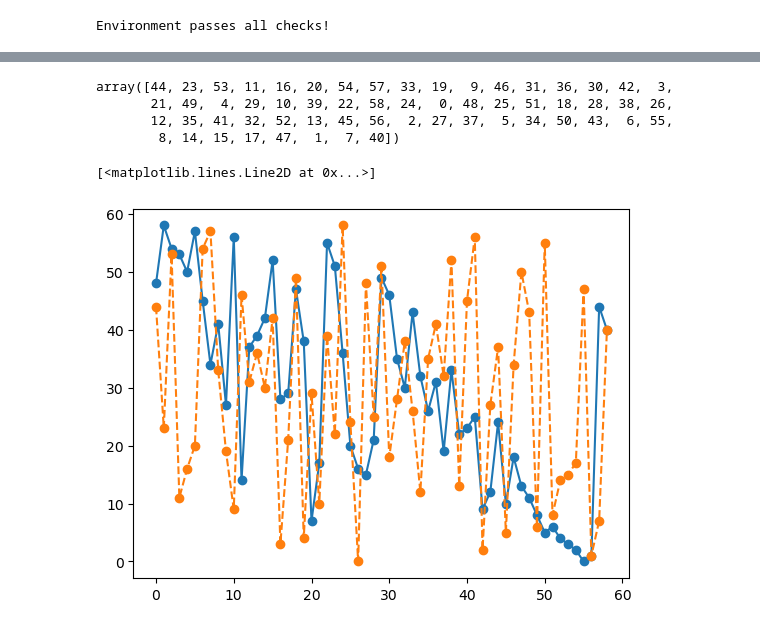
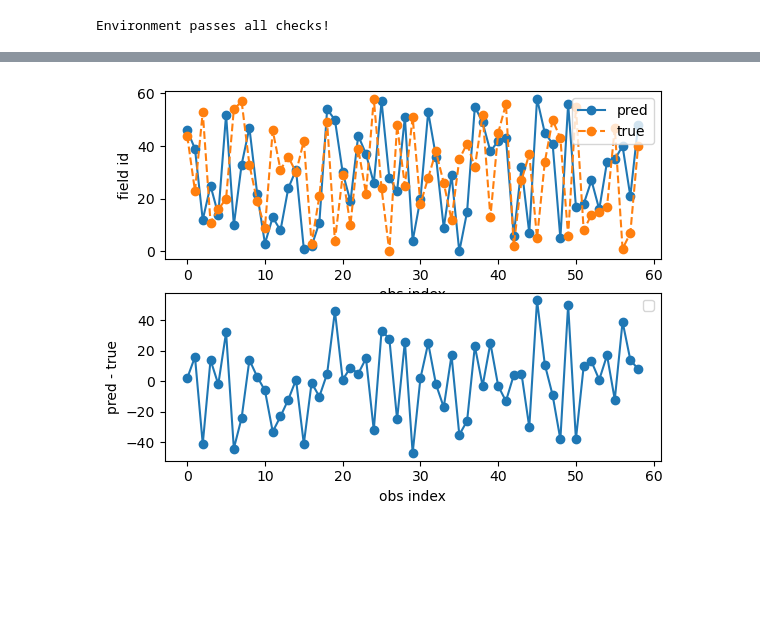
Before and after one commit to rachelhur/survey-ops, a Jupyter notebook: notebooks/draft.ipynb, the cells around one changed output, grey strips where cells are left out. Drawn from its saved outputs; the diff is of its cells as text; code cells hidden in the pictures; blank space fills up the shorter version.

```diff
--- a/notebooks/draft.ipynb
+++ b/notebooks/draft.ipynb
@@ -77,2 +90,2 @@ Name: field_id, dtype: int64
 # %%
-dataset = TelescopeDatasetv0(schedule.iloc[:5], id2pos)
+dataset = TelescopeDatasetv0(schedule, id2pos)
@@ -95,20 +106,22 @@ device = torch.device(
 """Algorithm and Train setup"""
 
 alg_config = {
-    'obs_dim': dataset._obs_dim,
-    'action_dim': dataset._action_dim,
-    'hidden_dim': 256,
+    'obs_dim': dataset.obs_dim,
+    'action_dim': dataset.action_dim,
+    'hidden_dim': 32,
     'gamma': .99,
-    'tau': .001,
+    'tau': .0001,
     'device': device,
-    'lr': 1e-5,
-    'loss_fxn': F.huber_loss,
-    'use_double': False
+    'lr': 1e-3,
+    'loss_fxn': F.smooth_l1_loss,
+    'use_double': True,
+    'mode': 'memorization'
 }
 
 fit_config = {
-    'num_epochs':50000,
-    'batch_size': 32
+    'num_epochs':5000,
+    'batch_size': 64,
+    # 'learning_start':
     }
 
 alg = DDQN(**alg_config)
@@ -123,6 +136,7 @@ config_prefix += f"-use_double={alg_config['use_double']}"
 config_prefix += f"-num_epochs={fit_config['num_epochs']}"
 config_prefix += f"-batch_size={fit_config['batch_size']}"
 config_prefix += f"-lr={alg_config['lr']}"
+
 agent = Agent(**agent_config)
 
 outdir = f'../results/{env_name}-{config_prefix}/'
@@ -204,13 +237,19 @@ terminated at step 58
 # %%
-target_sequence
+target_sequence = env.unwrapped.target_field_ids
+eval_sequence = eval_metrics['observations']['ep-1']
-# %% [output]
-array([44, 23, 53, 11, 16, 20, 54, 57, 33, 19,  9, 46, 31, 36, 30, 42,  3,
-       21, 49,  4, 29, 10, 39, 22, 58, 24,  0, 48, 25, 51, 18, 28, 38, 26,
-       12, 35, 41, 32, 52, 13, 45, 56,  2, 27, 37,  5, 34, 50, 43,  6, 55,
-        8, 14, 15, 17, 47,  1,  7, 40])
 # %%
-plt.plot(np.arange(len(eval_sequence[1:])), eval_sequence[1:], marker='o')
-plt.plot(np.arange(len(target_sequence)), target_sequence, marker='o', linestyle='dashed')
+fig, axs = plt.subplots(2)
+axs[0].plot(np.arange(len(eval_sequence[1:])), eval_sequence[1:, 1], marker='o', label='pred')
+axs[0].plot(np.arange(len(target_sequence)), target_sequence, marker='o', linestyle='dashed', label='true')
+axs[0].legend()
+axs[0].set_xlabel('obs index')
+axs[0].set_ylabel('field id')
+
+axs[1].plot(np.arange(len(eval_sequence[1:])), eval_sequence[1:, 1] - target_sequence, marker='o')
+axs[1].legend()
+axs[1].set_xlabel('obs index')
+axs[1].set_ylabel('pred - true')
+
+fig.savefig(outdir + 'learned_sequence.png')
 # %% [output]
-[<matplotlib.lines.Line2D at 0x...>]
-[figure, old version]
+[figure, new version]
```
Also changed, not shown: parts of 23 cells of this notebook, 5 other files.
